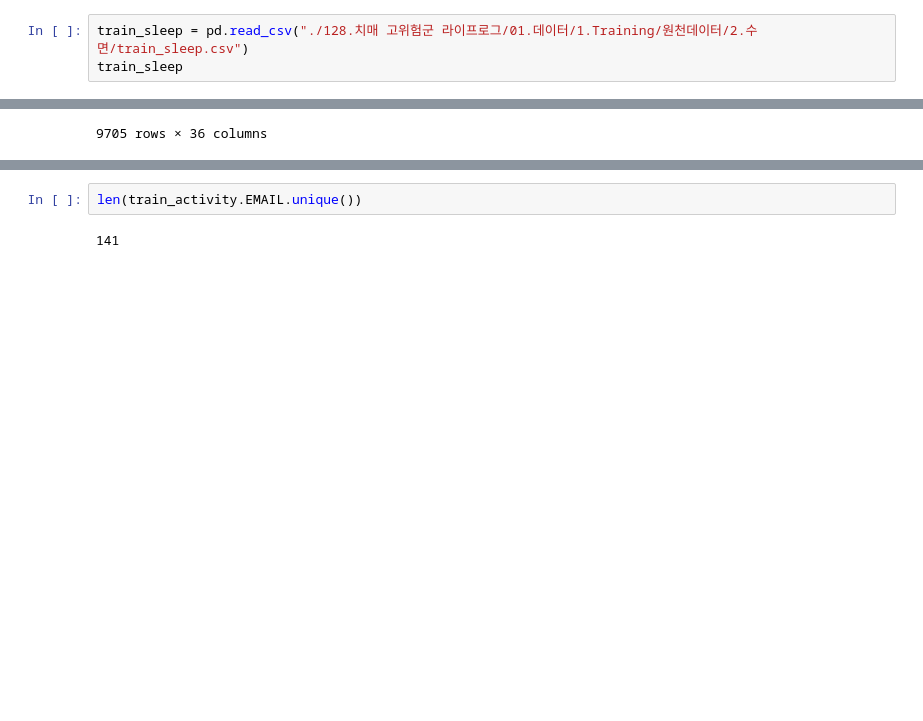
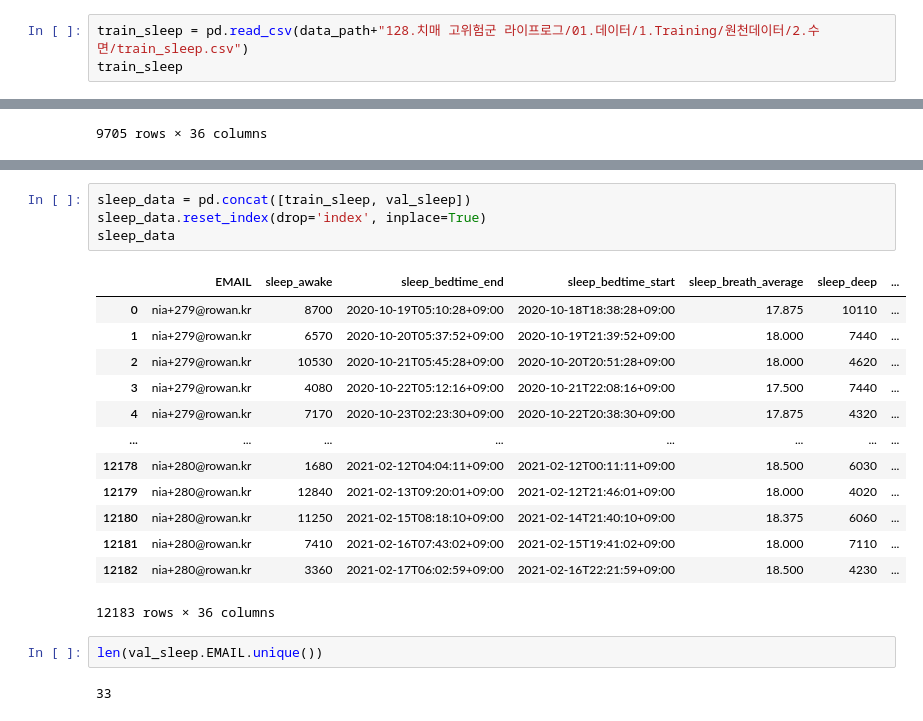
Before and after one commit to KyungTaek-Oh/Class, a Jupyter notebook: MachineLearning/modeling/project_preprocessing.ipynb, the cells around one changed output, grey strips where cells are left out. Cells and saved outputs as stored; diff of their text form; blank space fills up the shorter version.

Commit message:
concate

```diff
--- a/MachineLearning/modeling/project_preprocessing.ipynb
+++ b/MachineLearning/modeling/project_preprocessing.ipynb
@@ -37,5 +77,5 @@ train_activity
 # %%
-train_sleep = pd.read_csv("./128.치매 고위험군 라이프로그/01.데이터/1.Training/원천데이터/2.수면/train_sleep.csv")
+train_sleep = pd.read_csv(data_path+"128.치매 고위험군 라이프로그/01.데이터/1.Training/원천데이터/2.수면/train_sleep.csv")
 train_sleep
 # %% [output]
 |  | EMAIL | sleep_awake | sleep_bedtime_end | sleep_bedtime_start | sleep_breath_average | sleep_deep | ... |
@@ -54,4 +147,22 @@ train_sleep
+# %%
+sleep_data = pd.concat([train_sleep, val_sleep])
+sleep_data.reset_index(drop='index', inplace=True)
+sleep_data
+# %% [output]
+|  | EMAIL | sleep_awake | sleep_bedtime_end | sleep_bedtime_start | sleep_breath_average | sleep_deep | ... |
+| 0 | nia+279@rowan.kr | 8700 | 2020-10-19T05:10:28+09:00 | 2020-10-18T18:38:28+09:00 | 17.875 | 10110 | ... |
+| 1 | nia+279@rowan.kr | 6570 | 2020-10-20T05:37:52+09:00 | 2020-10-19T21:39:52+09:00 | 18.000 | 7440 | ... |
+| 2 | nia+279@rowan.kr | 10530 | 2020-10-21T05:45:28+09:00 | 2020-10-20T20:51:28+09:00 | 18.000 | 4620 | ... |
+| 3 | nia+279@rowan.kr | 4080 | 2020-10-22T05:12:16+09:00 | 2020-10-21T22:08:16+09:00 | 17.500 | 7440 | ... |
+| 4 | nia+279@rowan.kr | 7170 | 2020-10-23T02:23:30+09:00 | 2020-10-22T20:38:30+09:00 | 17.875 | 4320 | ... |
+| ... | ... | ... | ... | ... | ... | ... | ... |
+| 12178 | nia+280@rowan.kr | 1680 | 2021-02-12T04:04:11+09:00 | 2021-02-12T00:11:11+09:00 | 18.500 | 6030 | ... |
+| 12179 | nia+280@rowan.kr | 12840 | 2021-02-13T09:20:01+09:00 | 2021-02-12T21:46:01+09:00 | 18.000 | 4020 | ... |
+| 12180 | nia+280@rowan.kr | 11250 | 2021-02-15T08:18:10+09:00 | 2021-02-14T21:40:10+09:00 | 18.375 | 6060 | ... |
+| 12181 | nia+280@rowan.kr | 7410 | 2021-02-16T07:43:02+09:00 | 2021-02-15T19:41:02+09:00 | 18.000 | 7110 | ... |
+| 12182 | nia+280@rowan.kr | 3360 | 2021-02-17T06:02:59+09:00 | 2021-02-16T22:21:59+09:00 | 18.500 | 4230 | ... |
+12183 rows × 36 columns
 # %%
-len(train_activity.EMAIL.unique())
+len(val_sleep.EMAIL.unique())
 # %% [output]
-141
+33
```
Also changed, not shown: parts of 10 cells of this notebook, 1 other file.
